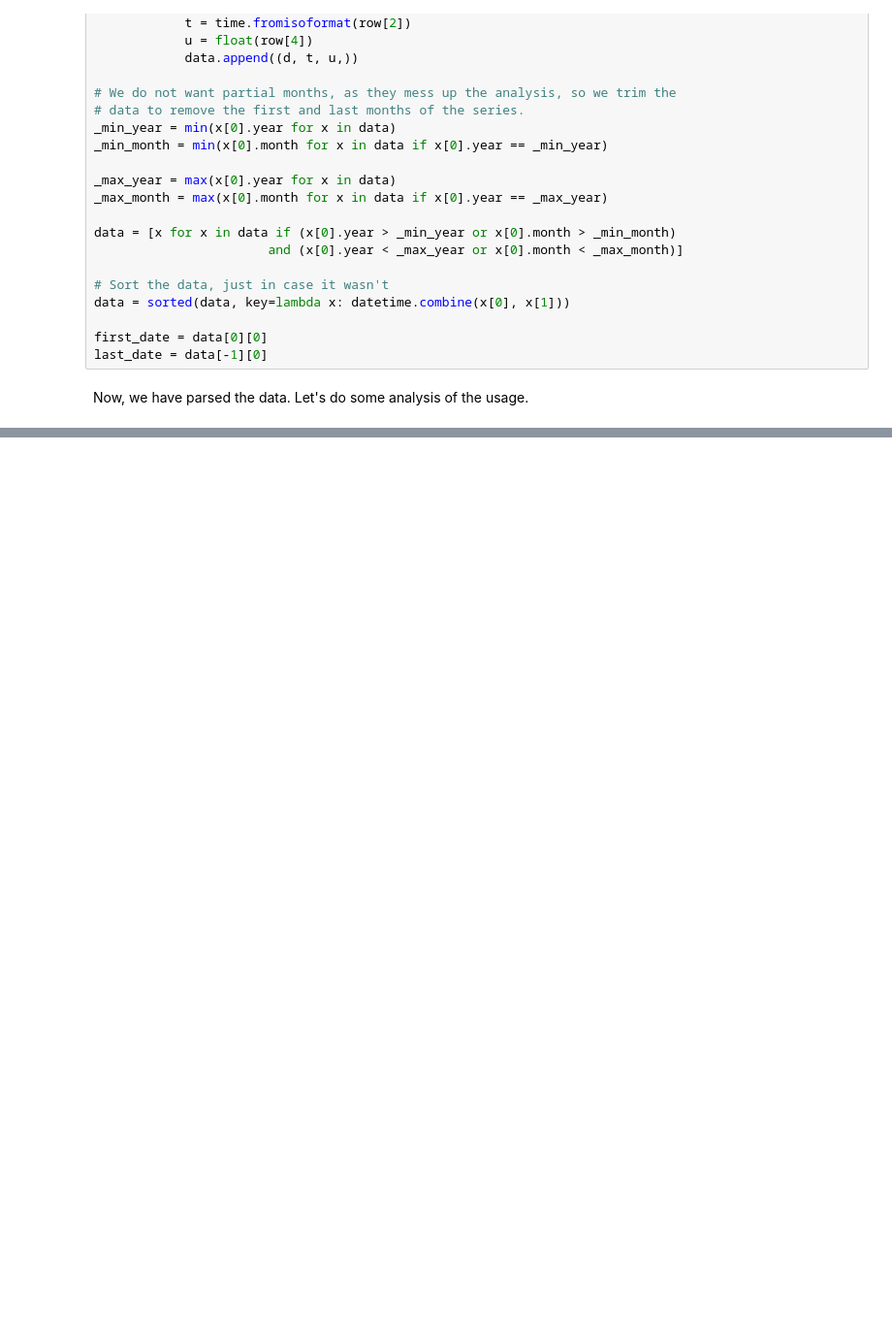
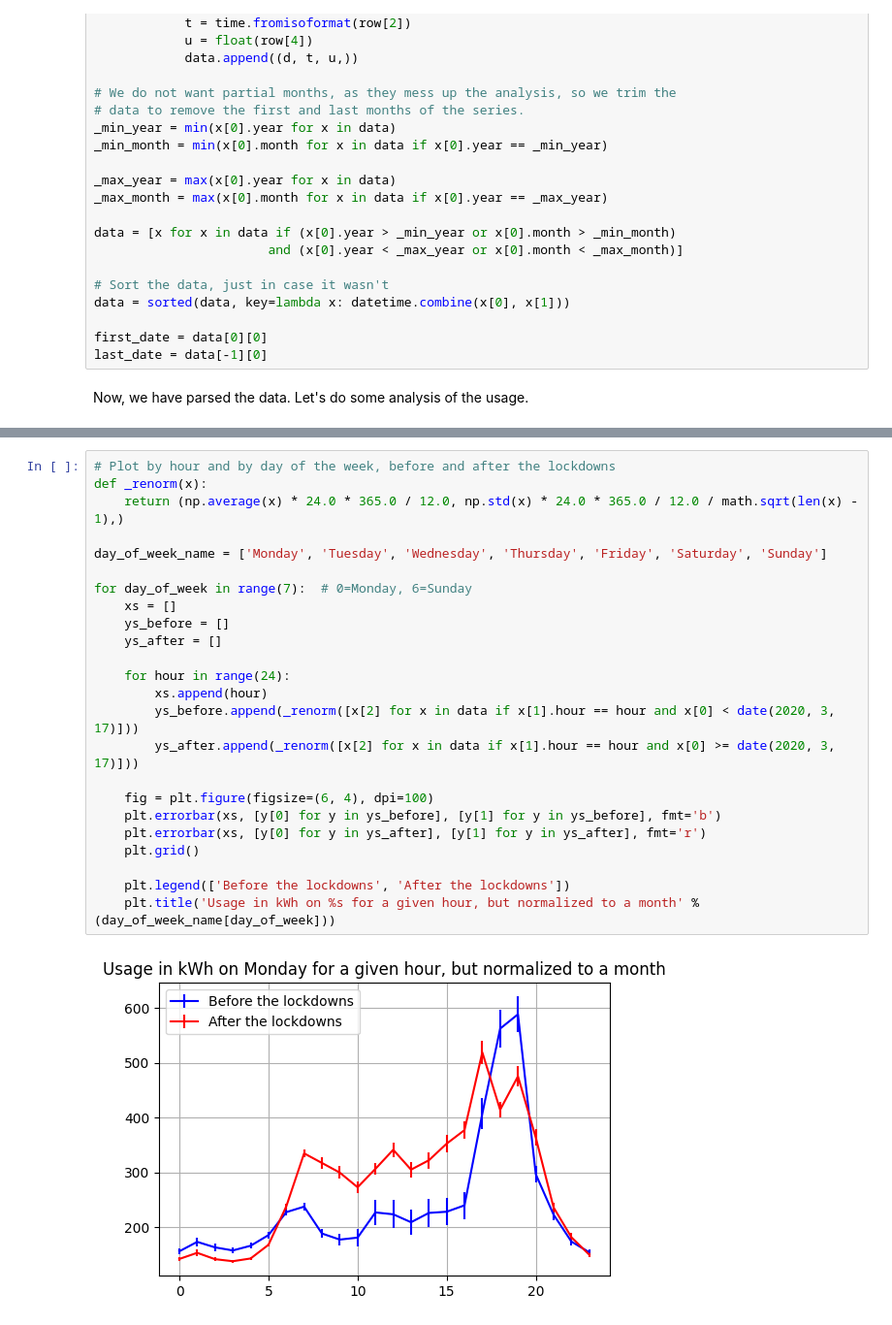
Before and after one commit to tonybruguier/sandbox, a Jupyter notebook: solar_analysis/solar_analysis.ipynb, the cells around one changed output, grey strips where cells are left out. Shown at 97% size. Cells and saved outputs as stored; diff of their text form; blank space fills up the shorter version.

Commit message:
Per day of week

```diff
--- a/solar_analysis/solar_analysis.ipynb
+++ b/solar_analysis/solar_analysis.ipynb
@@ -88,0 +113,26 @@ Text(0.5, 1.0, 'Usage in kWh for a given day, but normalized to a month')
+# %%
+# Plot by hour and by day of the week, before and after the lockdowns
+def _renorm(x):
+    return (np.average(x) * 24.0 * 365.0 / 12.0, np.std(x) * 24.0 * 365.0 / 12.0 / math.sqrt(len(x) - 1),)
+
+day_of_week_name = ['Monday', 'Tuesday', 'Wednesday', 'Thursday', 'Friday', 'Saturday', 'Sunday']
+
+for day_of_week in range(7):  # 0=Monday, 6=Sunday
+    xs = []
+    ys_before = []
+    ys_after = []
+
+    for hour in range(24):
+        xs.append(hour)
+        ys_before.append(_renorm([x[2] for x in data if x[1].hour == hour and x[0] < date(2020, 3, 17)]))
+        ys_after.append(_renorm([x[2] for x in data if x[1].hour == hour and x[0] >= date(2020, 3, 17)]))
+
+    fig = plt.figure(figsize=(6, 4), dpi=100)
+    plt.errorbar(xs, [y[0] for y in ys_before], [y[1] for y in ys_before], fmt='b')
+    plt.errorbar(xs, [y[0] for y in ys_after], [y[1] for y in ys_after], fmt='r')
+    plt.grid()
+
+    plt.legend(['Before the lockdowns', 'After the lockdowns'])
+    plt.title('Usage in kWh on %s for a given hour, but normalized to a month' % (day_of_week_name[day_of_week]))
+# %% [output]
+[figure, added]
```
Also changed, not shown: parts of 4 cells of this notebook.
